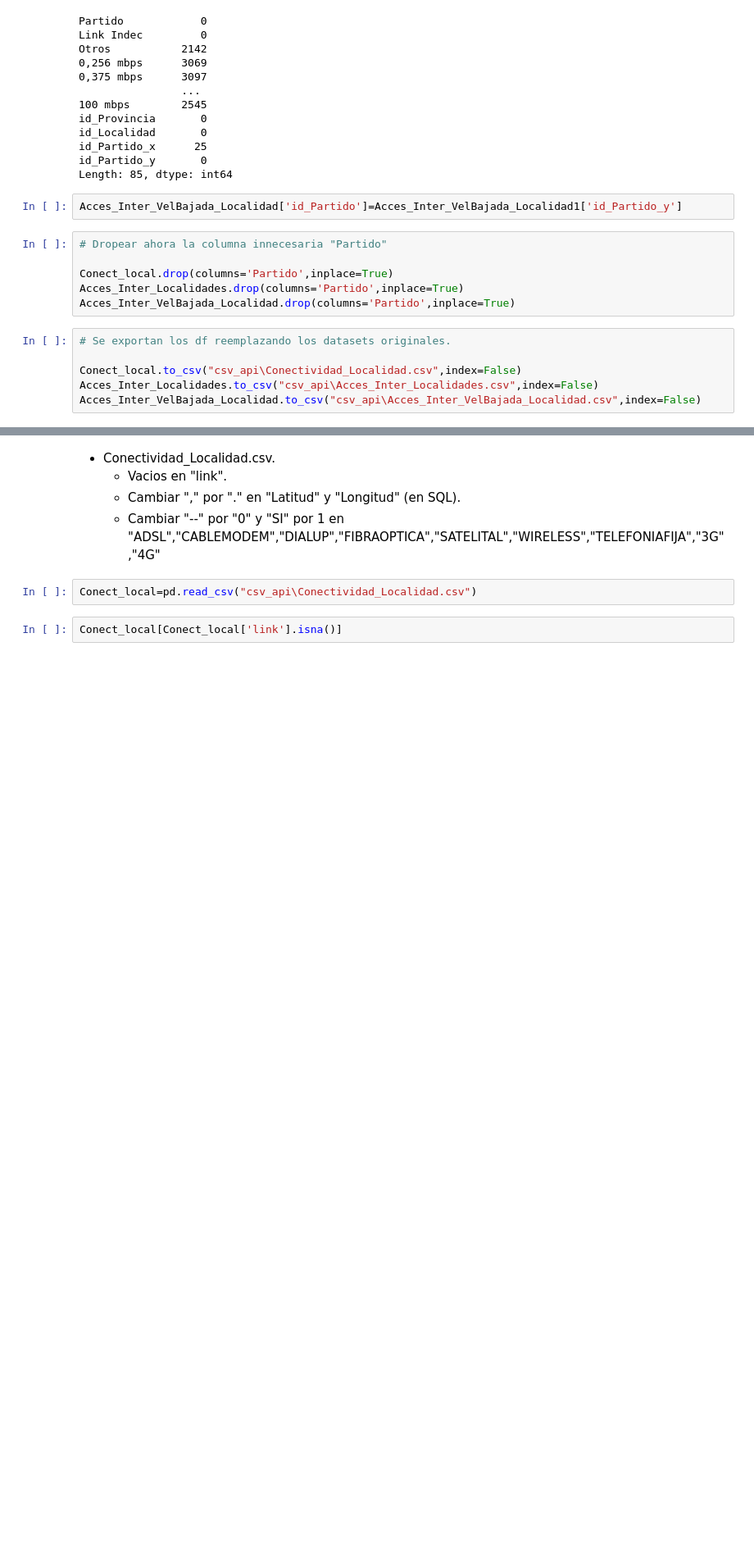
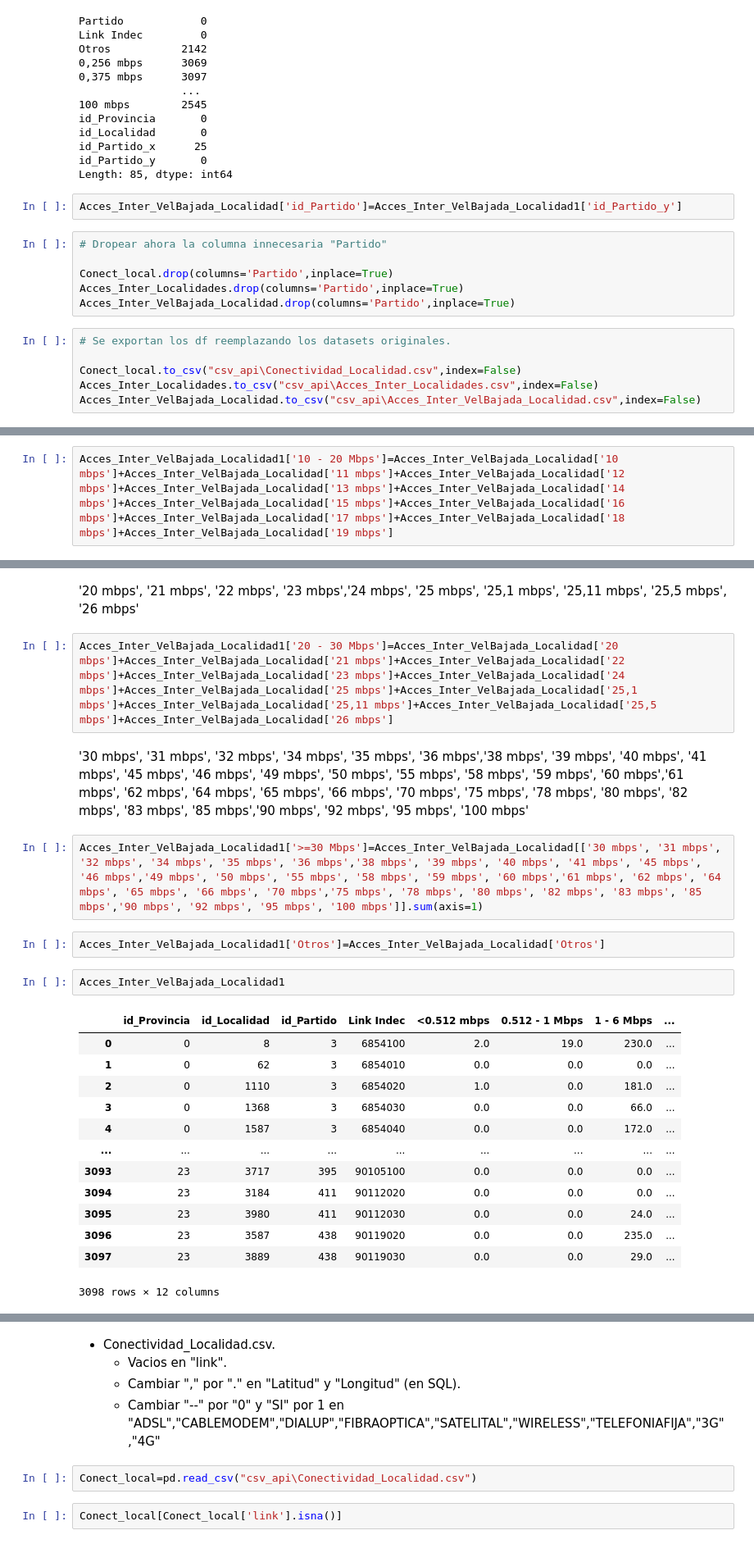
Before and after one commit to A-Lasso/Proyecto_Individual2, a Jupyter notebook: ETL.ipynb, the cells around one changed output, grey strips where cells are left out. Shown at 82% size. Drawn from its saved outputs; the diff is of its cells as text; blank space fills up the shorter version.

```diff
--- a/ETL.ipynb
+++ b/ETL.ipynb
@@ -1522,0 +1729,2 @@ Acces_Inter_Prov_Vel.to_csv("csv_api\Acces_Inter_Prov_Vel.csv",index=False)
+# %%
+Acces_Inter_VelBajada_Localidad1['10 - 20 Mbps']=Acces_Inter_VelBajada_Localidad['10 mbps']+Acces_Inter_VelBajada_Localidad['11 mbps']+Acces_Inter_VelBajada_Localidad['12 mbps']+Acces_Inter_VelBajada_Localidad['13 mbps']+Acces_Inter_VelBajada_Localidad['14 mbps']+Acces_Inter_VelBajada_Localidad['15 mbps']+Acces_Inter_VelBajada_Localidad['16 mbps']+Acces_Inter_VelBajada_Localidad['17 mbps']+Acces_Inter_VelBajada_Localidad['18 mbps']+Acces_Inter_VelBajada_Localidad['19 mbps']
@@ -1522,0 +1741,28 @@ Acces_Inter_Prov_Vel.to_csv("csv_api\Acces_Inter_Prov_Vel.csv",index=False)
+# %% [markdown]
+'20 mbps', '21 mbps', '22 mbps', '23 mbps','24 mbps', '25 mbps', '25,1 mbps', '25,11 mbps', '25,5 mbps', '26 mbps'
+# %%
+Acces_Inter_VelBajada_Localidad1['20 - 30 Mbps']=Acces_Inter_VelBajada_Localidad['20 mbps']+Acces_Inter_VelBajada_Localidad['21 mbps']+Acces_Inter_VelBajada_Localidad['22 mbps']+Acces_Inter_VelBajada_Localidad['23 mbps']+Acces_Inter_VelBajada_Localidad['24 mbps']+Acces_Inter_VelBajada_Localidad['25 mbps']+Acces_Inter_VelBajada_Localidad['25,1 mbps']+Acces_Inter_VelBajada_Localidad['25,11 mbps']+Acces_Inter_VelBajada_Localidad['25,5 mbps']+Acces_Inter_VelBajada_Localidad['26 mbps']
+# %% [markdown]
+'30 mbps', '31 mbps', '32 mbps', '34 mbps', '35 mbps', '36 mbps','38 mbps', '39 mbps', '40 mbps', '41 mbps', '45 mbps', '46 mbps',
+'49 mbps', '50 mbps', '55 mbps', '58 mbps', '59 mbps', '60 mbps','61 mbps', '62 mbps', '64 mbps', '65 mbps', '66 mbps', '70 mbps',
+'75 mbps', '78 mbps', '80 mbps', '82 mbps', '83 mbps', '85 mbps','90 mbps', '92 mbps', '95 mbps', '100 mbps'
+# %%
+Acces_Inter_VelBajada_Localidad1['>=30 Mbps']=Acces_Inter_VelBajada_Localidad[['30 mbps', '31 mbps', '32 mbps', '34 mbps', '35 mbps', '36 mbps','38 mbps', '39 mbps', '40 mbps', '41 mbps', '45 mbps', '46 mbps','49 mbps', '50 mbps', '55 mbps', '58 mbps', '59 mbps', '60 mbps','61 mbps', '62 mbps', '64 mbps', '65 mbps', '66 mbps', '70 mbps','75 mbps', '78 mbps', '80 mbps', '82 mbps', '83 mbps', '85 mbps','90 mbps', '92 mbps', '95 mbps', '100 mbps']].sum(axis=1)
+# %%
+Acces_Inter_VelBajada_Localidad1['Otros']=Acces_Inter_VelBajada_Localidad['Otros']
+# %%
+Acces_Inter_VelBajada_Localidad1
+# %% [output]
+|  | id_Provincia | id_Localidad | id_Partido | Link Indec | <0.512 mbps | 0.512 - 1 Mbps | 1 - 6 Mbps | ... |
+| 0 | 0 | 8 | 3 | 6854100 | 2.0 | 19.0 | 230.0 | ... |
+| 1 | 0 | 62 | 3 | 6854010 | 0.0 | 0.0 | 0.0 | ... |
+| 2 | 0 | 1110 | 3 | 6854020 | 1.0 | 0.0 | 181.0 | ... |
+| 3 | 0 | 1368 | 3 | 6854030 | 0.0 | 0.0 | 66.0 | ... |
+| 4 | 0 | 1587 | 3 | 6854040 | 0.0 | 0.0 | 172.0 | ... |
+| ... | ... | ... | ... | ... | ... | ... | ... | ... |
+| 3093 | 23 | 3717 | 395 | 90105100 | 0.0 | 0.0 | 0.0 | ... |
+| 3094 | 23 | 3184 | 411 | 90112020 | 0.0 | 0.0 | 0.0 | ... |
+| 3095 | 23 | 3980 | 411 | 90112030 | 0.0 | 0.0 | 24.0 | ... |
+| 3096 | 23 | 3587 | 438 | 90119020 | 0.0 | 0.0 | 235.0 | ... |
+| 3097 | 23 | 3889 | 438 | 90119030 | 0.0 | 0.0 | 29.0 | ... |
+3098 rows × 12 columns
```
Also changed, not shown: parts of 57 cells of this notebook, 4 other files.
